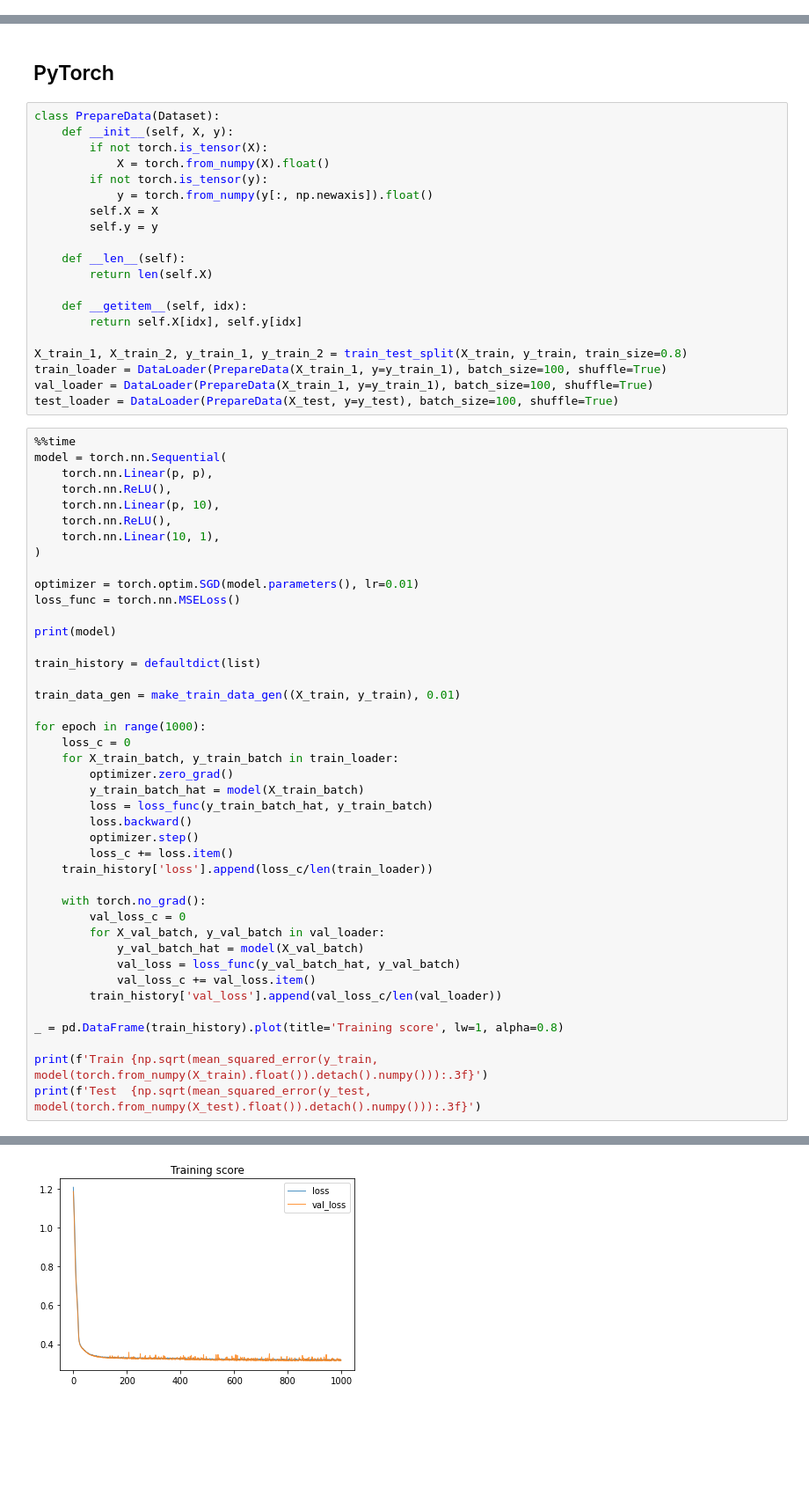
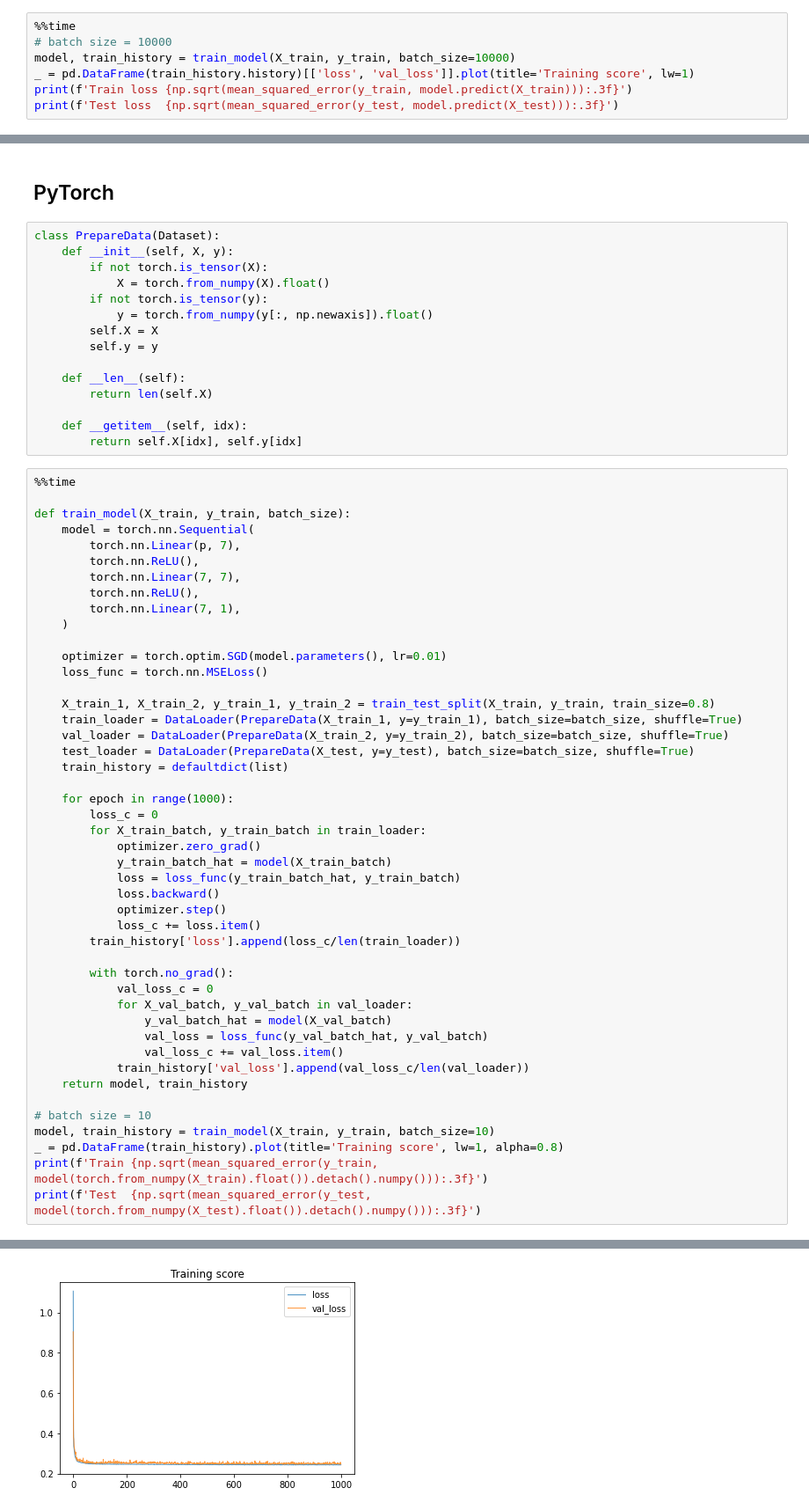
Before and after one commit to mysterious-ben/ds-examples, a Jupyter notebook: dl/dl_hello_world.ipynb, the cells around one changed output, grey strips where cells are left out. Shown at 88% size. Saved outputs shown, nothing was run; the diff lists cells and outputs as text; blank space fills up the shorter version.

```diff
--- a/dl/dl_hello_world.ipynb
+++ b/dl/dl_hello_world.ipynb
@@ -455,0 +466,7 @@ Wall time: 36.4 s
+# %%
+%%time
+# batch size = 10000
+model, train_history = train_model(X_train, y_train, batch_size=10000)
+_ = pd.DataFrame(train_history.history)[['loss', 'val_loss']].plot(title='Training score', lw=1)
+print(f'Train loss {np.sqrt(mean_squared_error(y_train, model.predict(X_train))):.3f}')
+print(f'Test loss  {np.sqrt(mean_squared_error(y_test, model.predict(X_test))):.3f}')
@@ -470,51 +493,50 @@ class PrepareData(Dataset):
 
     def __getitem__(self, idx):
         return self.X[idx], self.y[idx]
-
-X_train_1, X_train_2, y_train_1, y_train_2 = train_test_split(X_train, y_train, train_size=0.8)
-train_loader = DataLoader(PrepareData(X_train_1, y=y_train_1), batch_size=100, shuffle=True)
-val_loader = DataLoader(PrepareData(X_train_1, y=y_train_1), batch_size=100, shuffle=True)
-test_loader = DataLoader(PrepareData(X_test, y=y_test), batch_size=100, shuffle=True)
 # %%
 %%time
-model = torch.nn.Sequential(
-    torch.nn.Linear(p, p),
-    torch.nn.ReLU(),
-    torch.nn.Linear(p, 10),
-    torch.nn.ReLU(),
-    torch.nn.Linear(10, 1),
-)
 
-optimizer = torch.optim.SGD(model.parameters(), lr=0.01)
-loss_func = torch.nn.MSELoss()
+def train_model(X_train, y_train, batch_size):
+    model = torch.nn.Sequential(
+        torch.nn.Linear(p, 7),
+        torch.nn.ReLU(),
+        torch.nn.Linear(7, 7),
+        torch.nn.ReLU(),
+        torch.nn.Linear(7, 1),
+    )
 
-print(model)
+    optimizer = torch.optim.SGD(model.parameters(), lr=0.01)
+    loss_func = torch.nn.MSELoss()
 
-train_history = defaultdict(list)
+    X_train_1, X_train_2, y_train_1, y_train_2 = train_test_split(X_train, y_train, train_size=0.8)
+    train_loader = DataLoader(PrepareData(X_train_1, y=y_train_1), batch_size=batch_size, shuffle=True)
+    val_loader = DataLoader(PrepareData(X_train_2, y=y_train_2), batch_size=batch_size, shuffle=True)
+    test_loader = DataLoader(PrepareData(X_test, y=y_test), batch_size=batch_size, shuffle=True)
+    train_history = defaultdict(list)
 
-train_data_gen = make_train_data_gen((X_train, y_train), 0.01)
+    for epoch in range(1000):
+        loss_c = 0
+        for X_train_batch, y_train_batch in train_loader:
+            optimizer.zero_grad()
+            y_train_batch_hat = model(X_train_batch)
+            loss = loss_func(y_train_batch_hat, y_train_batch)
+            loss.backward()
+            optimizer.step()
+            loss_c += loss.item()
+        train_history['loss'].append(loss_c/len(train_loader))
 
-for epoch in range(1000):
-    loss_c = 0
-    for X_train_batch, y_train_batch in train_loader:
-        optimizer.zero_grad()
-        y_train_batch_hat = model(X_train_batch)
-        loss = loss_func(y_train_batch_hat, y_train_batch)
-        loss.backward()
-        optimizer.step()
-        loss_c += loss.item()
-    train_history['loss'].append(loss_c/len(train_loader))
+        with torch.no_grad():
+            val_loss_c = 0
+            for X_val_batch, y_val_batch in val_loader:
+                y_val_batch_hat = model(X_val_batch)
+                val_loss = loss_func(y_val_batch_hat, y_val_batch)
+                val_loss_c += val_loss.item()
+            train_history['val_loss'].append(val_loss_c/len(val_loader))
+    return model, train_history
 
-    with torch.no_grad():
-        val_loss_c = 0
-        for X_val_batch, y_val_batch in val_loader:
-            y_val_batch_hat = model(X_val_batch)
-            val_loss = loss_func(y_val_batch_hat, y_val_batch)
-            val_loss_c += val_loss.item()
-        train_history['val_loss'].append(val_loss_c/len(val_loader))
-
+# batch size = 10
+model, train_history = train_model(X_train, y_train, batch_size=10)
 _ = pd.DataFrame(train_history).plot(title='Training score', lw=1, alpha=0.8)
-
 print(f'Train {np.sqrt(mean_squared_error(y_train, model(torch.from_numpy(X_train).float()).detach().numpy())):.3f}')
 print(f'Test  {np.sqrt(mean_squared_error(y_test, model(torch.from_numpy(X_test).float()).detach().numpy())):.3f}')
 # %% [output]
@@ -532 +547 @@ Wall time: 1min 2s
-[figure, old version]
+[figure, new version]
```
Also changed, not shown: parts of 35 cells of this notebook.
